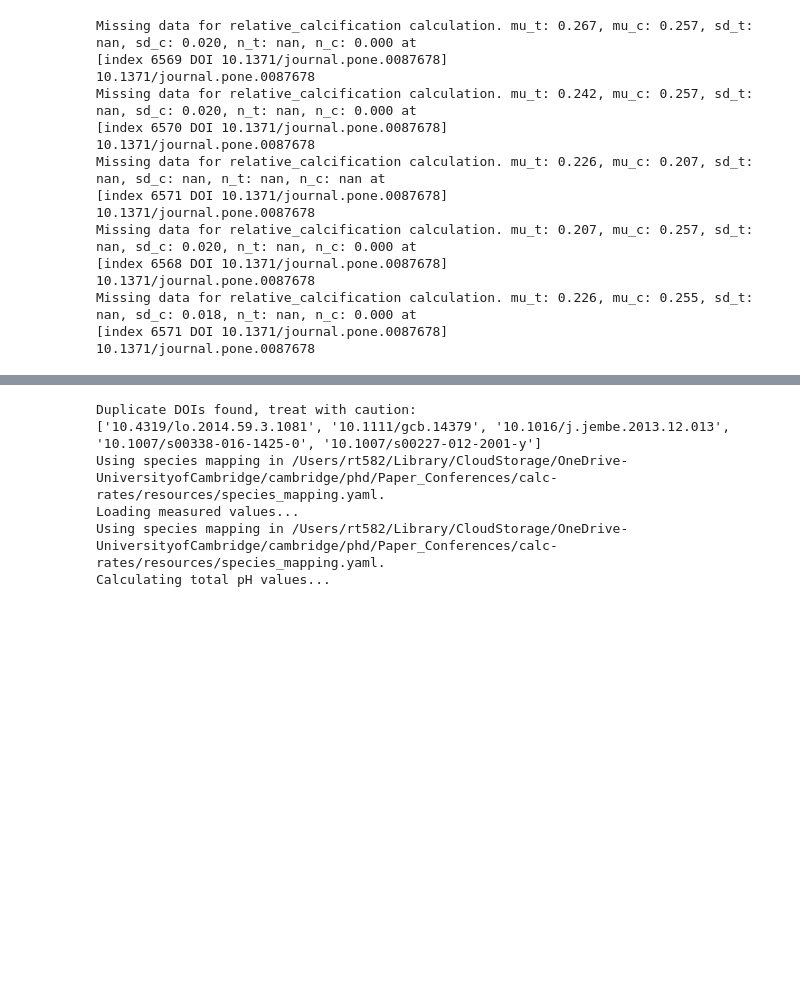
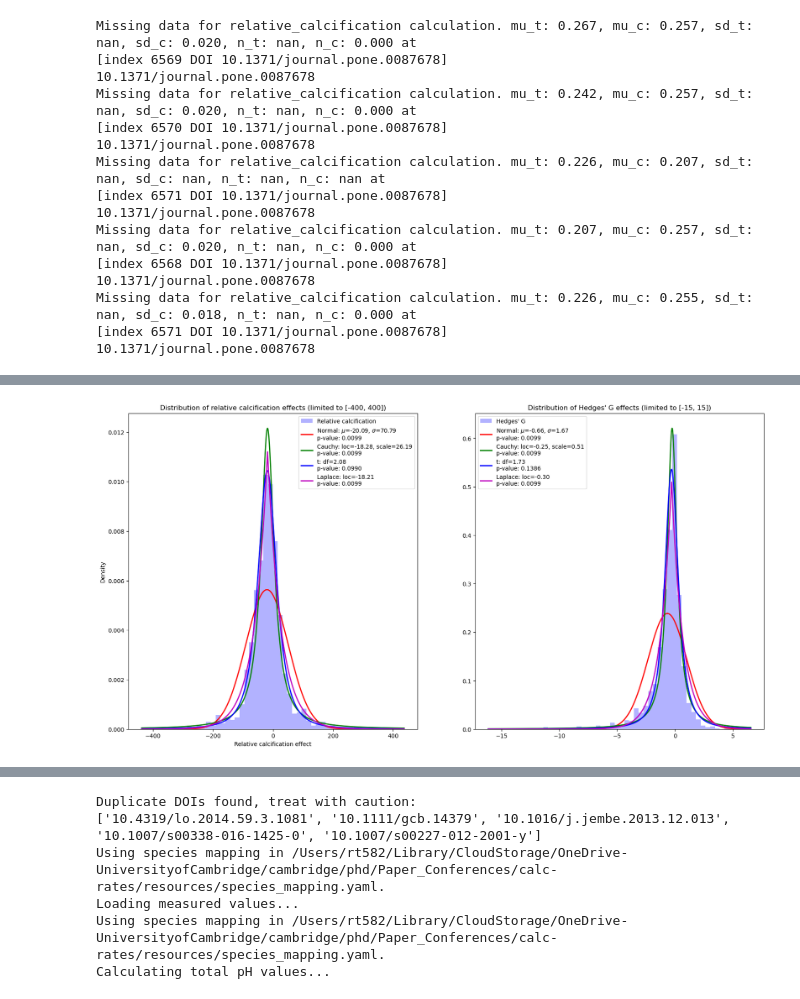
Before and after one commit to orlando-code/calc-rates, a Jupyter notebook: notebooks/analysis.ipynb, the cells around one changed output, grey strips where cells are left out. Cells and saved outputs as stored; diff of their text form; code cells hidden in the pictures; blank space fills up the shorter version.

```diff
--- a/notebooks/analysis.ipynb
+++ b/notebooks/analysis.ipynb
@@ -198,0 +184,65 @@ ax_relative.axvline(test.effect_size_raw.mean() - num_std_devs*test.effect_size_
+# %%
+fig, (ax_relative, ax_hedges) = plt.subplots(1,2,figsize=(20,10))
+
+raw_effect_lims = [-400, 400]
+effect_lims = [-15, 15]
+limited_raw = test[(test.effect_size_raw > raw_effect_lims[0]) & (test.effect_size_raw < raw_effect_lims[1])]
+
+bins = 50
+
+
+# fit a normal distribution to the data
+from scipy.stats import norm, cauchy, t, laplace, shapiro, anderson, goodness_of_fit
+
+def fit_distributions(ax, data, raw_effect_lims, n_mc_samples=100):
+    # Fit normal distribution
+    mu, std = norm.fit(data)
+    # Fit Cauchy distribution
+    loc, scale = cauchy.fit(data)
+    # Fit Student's t distribution (with 3 degrees of freedom for heavy tails)
+    df, t_loc, t_scale = t.fit(data)
+    # Fit Laplace distribution
+    lap_loc, lap_scale = laplace.fit(data)
+
+    # Plot the fitted distributions
+    xmin, xmax = ax.get_xlim()
+    x = np.linspace(xmin, xmax, 1000)
+
+
+    # test for goodness of fit for likely distributions
+    norm_gof = goodness_of_fit(norm, limited_raw.effect_size_raw, n_mc_samples=n_mc_samples)
+    cauchy_gof = goodness_of_fit(cauchy, limited_raw.effect_size_raw, n_mc_samples=n_mc_samples)
+    t_gof = goodness_of_fit(t, limited_raw.effect_size_raw, n_mc_samples=n_mc_samples)
+    laplace_gof = goodness_of_fit(laplace, limited_raw.effect_size_raw, n_mc_samples=n_mc_samples)
+
+    # Plot normal distribution
+    p_norm = norm.pdf(x, mu, std)
+    ax.plot(x, p_norm, 'r', linewidth=2, label=f'Normal: $\\mu$={mu:.2f}, $\\sigma$={std:.2f}\np-value: {float(norm_gof.pvalue):.04f}')
+
+    # Plot Cauchy distribution
+    p_cauchy = cauchy.pdf(x, loc, scale)
+    ax.plot(x, p_cauchy, 'g', linewidth=2, label=f'Cauchy: loc={loc:.2f}, scale={scale:.2f}\np-value: {float(cauchy_gof.pvalue):.04f}')
+
+    # Plot t distribution
+    p_t = t.pdf(x, df, t_loc, t_scale)
+    ax.plot(x, p_t, 'b', linewidth=2, label=f't: df={df:.2f}\np-value: {float(t_gof.pvalue):.04f}')
+
+    # Plot Laplace distribution
+    p_lap = laplace.pdf(x, lap_loc, lap_scale)
+    ax.plot(x, p_lap, 'm', linewidth=2, label=f'Laplace: loc={lap_loc:.2f}\np-value: {float(laplace_gof.pvalue):.04f}')
+
+
+ax_relative.hist(limited_raw.effect_size_raw, bins=bins, density=True, alpha=0.3, color='b', label='Relative calcification')
+fit_distributions(ax_relative, limited_raw.effect_size_raw, raw_effect_lims)
+ax_relative.set_title(f"Distribution of relative calcification effects (limited to [{raw_effect_lims[0]}, {raw_effect_lims[1]}])")
+ax_relative.set_xlabel("Relative calcification effect")
+
+ax_hedges.hist(limited_raw.effect_size, bins=bins, density=True, alpha=0.3, color='b', label="Hedges' G")
+fit_distributions(ax_hedges, limited_raw.effect_size.dropna(), [-15,15])
+ax_hedges.set_title(f"Distribution of Hedges' G effects (limited to [{effect_lims[0]}, {effect_lims[1]}])")
+
+ax_relative.set_ylabel("Density")
+for ax in [ax_hedges, ax_relative]:
+    ax.legend()
+# %% [output]
+[figure, added]
```
Also changed, not shown: parts of 10 cells of this notebook, 1 other file.
